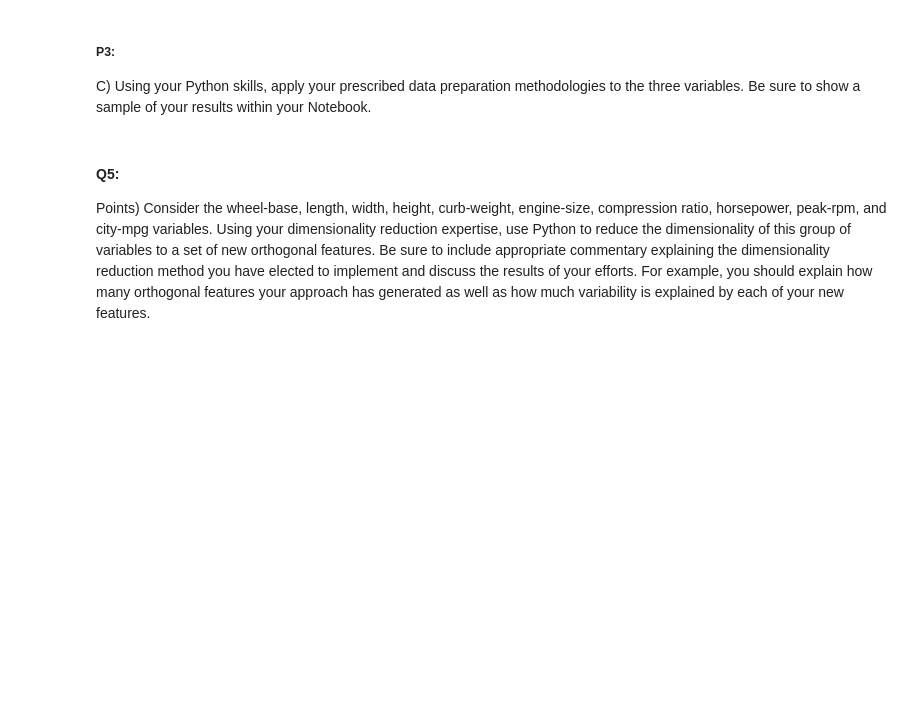
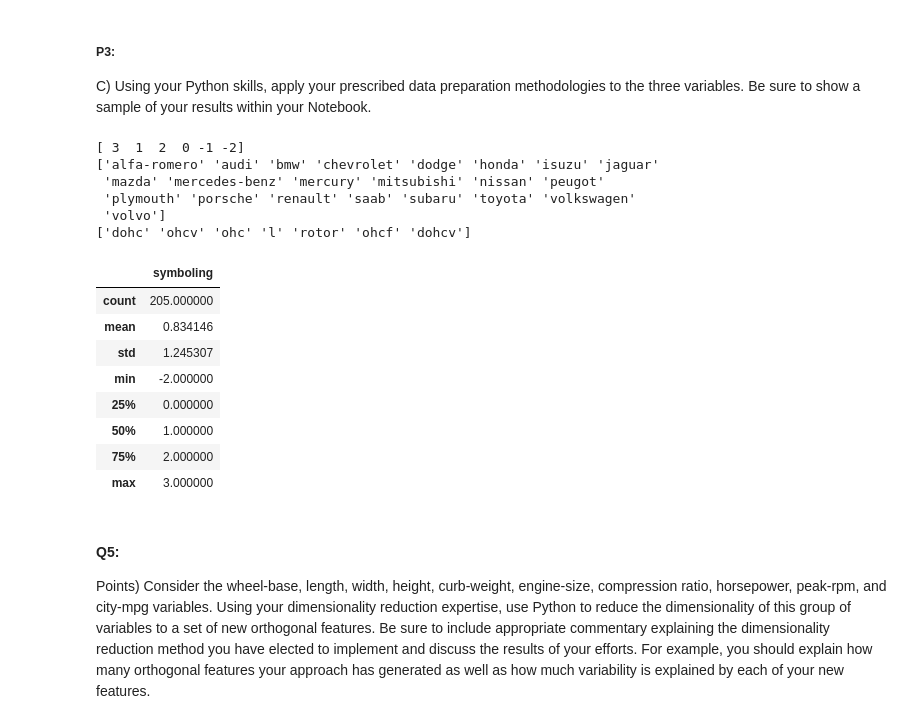
Before and after one commit to iakil/CSCI381_DataAnalytics, a Jupyter notebook: Quiz/A_Bhuiyan_Quiz2.ipynb, the cells around one changed output. Cells and saved outputs as stored; diff of their text form; code cells hidden in the pictures; blank space fills up the shorter version.

```diff
--- a/Quiz/A_Bhuiyan_Quiz2.ipynb
+++ b/Quiz/A_Bhuiyan_Quiz2.ipynb
@@ -487,6 +499,32 @@ values for use within a machine learning algorithm.
 
 C) Using your Python skills, apply your prescribed data preparation methodologies to the three
 variables. Be sure to show a sample of your results within your Notebook.
+# %%
+threeVar = rawData[['symboling','make','engine-type']]
+threeVar.isnull().sum()
+print(df['symboling'].unique())
+print(df['make'].unique())
+print(df['engine-type'].unique())
+# %% [output]
+[ 3  1  2  0 -1 -2]
+['alfa-romero' 'audi' 'bmw' 'chevrolet' 'dodge' 'honda' 'isuzu' 'jaguar'
+ 'mazda' 'mercedes-benz' 'mercury' 'mitsubishi' 'nissan' 'peugot'
+ 'plymouth' 'porsche' 'renault' 'saab' 'subaru' 'toyota' 'volkswagen'
+ 'volvo']
+['dohc' 'ohcv' 'ohc' 'l' 'rotor' 'ohcf' 'dohcv']
+# %%
+threeVar.nunique()
+threeVar.describe()
+# %% [output]
+|  | symboling |
+| count | 205.000000 |
+| mean | 0.834146 |
+| std | 1.245307 |
+| min | -2.000000 |
+| 25% | 0.000000 |
+| 50% | 1.000000 |
+| 75% | 2.000000 |
+| max | 3.000000 |
 # %% [markdown]
 #### Q5:
 
```
Also changed, not shown: parts of 8 cells of this notebook.
